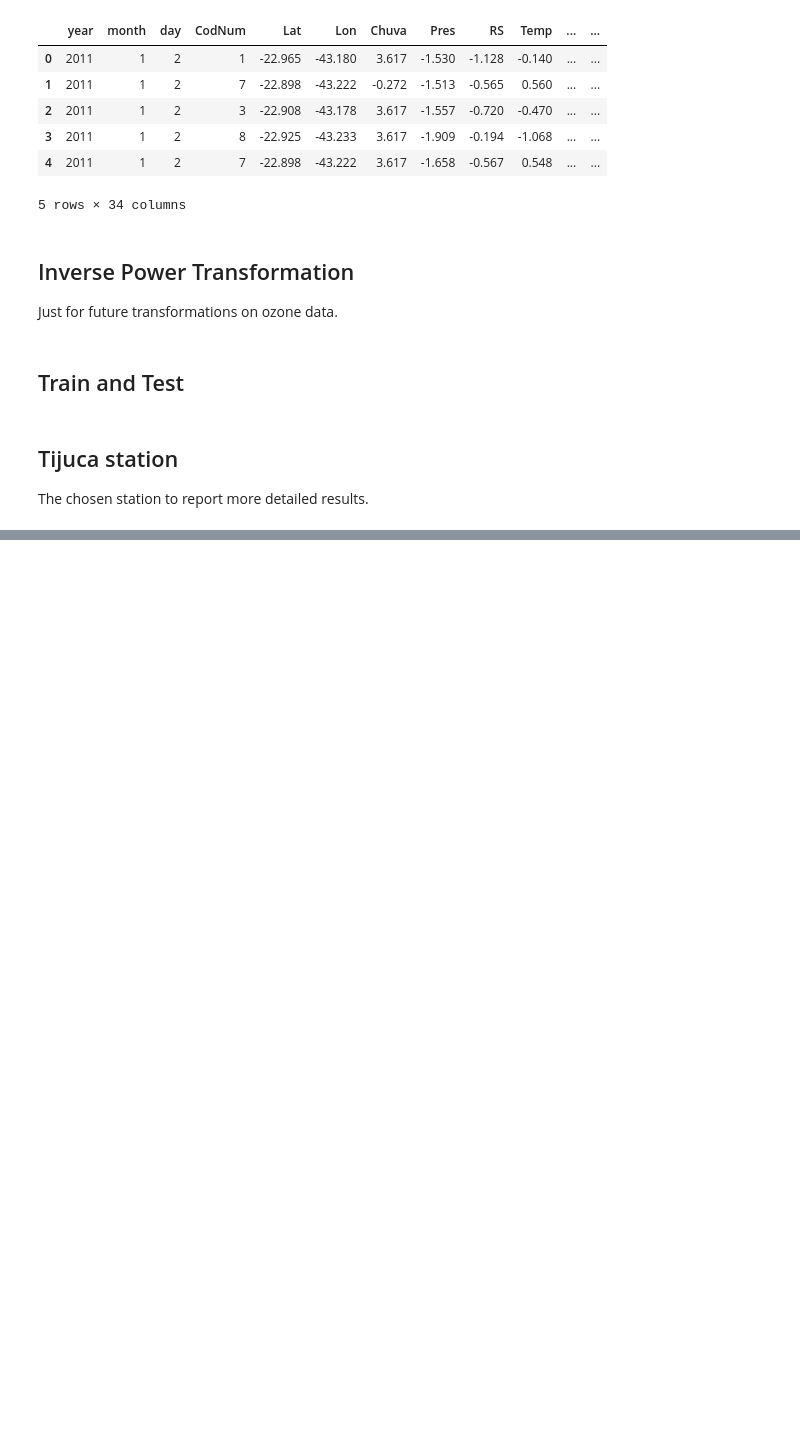
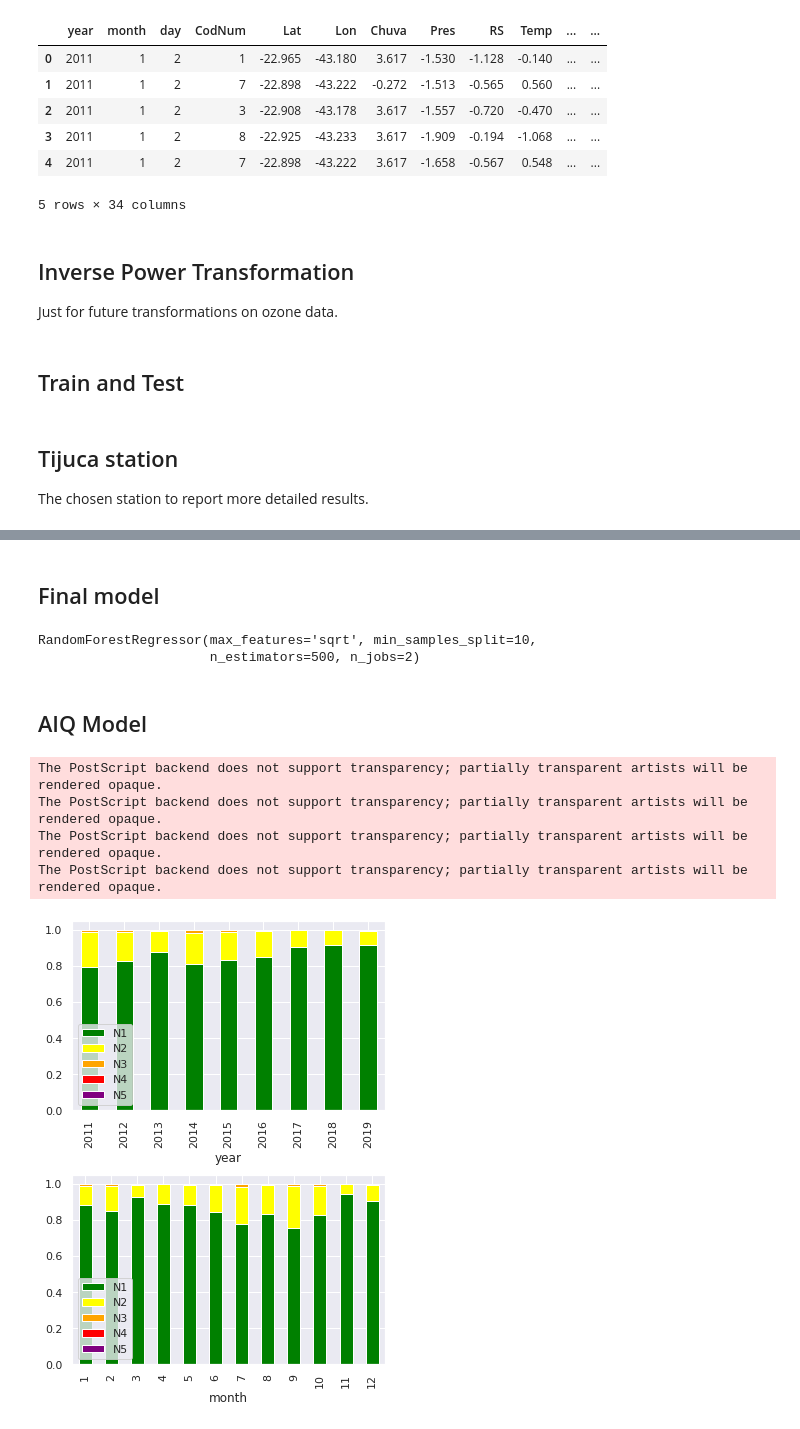
Before and after one commit to lucasmoschen/machine-learning-project, a Jupyter notebook: notebooks/model_aiq.ipynb, the cells around one changed output, grey strips where cells are left out. Saved outputs shown, nothing was run; the diff lists cells and outputs as text; code cells hidden in the pictures; blank space fills up the shorter version.

Commit message:
Added aggregated models

```diff
--- a/notebooks/model_aiq.ipynb
+++ b/notebooks/model_aiq.ipynb
@@ -108,0 +116,5 @@ del df_train, df_test
+# %%
+best_features_o3 = ['year O3_lag1', 'RS', 'RS hour_cos', 'year Vel_Vento', 'O3_lag2',
+                    'year O3_MA24', 'hour_cos PM10_lag1', 'RS Temp', 'RS O3_lag2', 'O3_lag1^2']
+best_features_co = ['CO_lag1', 'hour_sin^2', 'CO_lag24', 'hour_cos', 'year Vel_Vento',
+                    'CO_MA24', 'RS PM10_lag1', 'CO_lag2', 'Vel_Vento^2']
@@ -108,0 +245,2 @@ del df_train, df_test
+# %% [markdown]
+## Final model
@@ -108,0 +260,49 @@ del df_train, df_test
+# %%
+svr_o3.fit(air_data_SP_poly[best_features_o3], y_train_o3)
+rand_forest_co.fit(air_data_SP_poly[best_features_co], y_train_co)
+rand_forest_pm10.fit(air_data_SP, y_train_pm10)
+# %% [output]
+RandomForestRegressor(max_features='sqrt', min_samples_split=10,
+                      n_estimators=500, n_jobs=2)
+# %% [markdown]
+## AIQ Model
+# %%
+y_pred_o3 = svr_o3.predict(air_data_SP_poly[best_features_o3])
+y_pred_co = rand_forest_co.predict(air_data_SP_poly[best_features_co])
+y_pred_pm10 = rand_forest_pm10.predict(air_data_SP)
+# %%
+transformed = pd.DataFrame({
+    'O3': pt_gases['O3'].inverse_transform(y_pred_o3.reshape(-1,1)).flatten(),
+    'CO': pt_gases['CO'].inverse_transform(y_pred_co.reshape(-1,1)).flatten(),
+    'PM10': pt_gases['PM10'].inverse_transform(y_pred_pm10.reshape(-1,1)).flatten(),
+    }
+)
+
+transformed["aiq"] = transformed.apply(lambda row: max(calc_aic(row, "O3"),
+                                                       calc_aic(row, "CO"),
+                                                       calc_aic(row, "PM10")),
+                                       axis = 1)
+
+transformed[['year','month']] = air_data_SP[['year','month']]
+transformed['AIQ Level'] = transformed.aiq.apply(get_aiq_group)
+# %%
+fig, ax = plt.subplots(2,1,figsize = (5,7))
+(transformed.groupby('year')['AIQ Level'].value_counts(normalize=True)
+    .unstack('AIQ Level').plot.bar(stacked=True, ax=ax[0],
+                                   color = ['green','yellow','orange','red','purple'])
+)
+(transformed.groupby('month')['AIQ Level'].value_counts(normalize=True)
+    .unstack('AIQ Level').plot.bar(stacked=True, ax=ax[1],
+                                   color = ['green','yellow','orange','red','purple'])
+)
+ax[0].legend(loc = 'lower left')
+ax[1].legend(loc = 'lower left')
+fig.tight_layout(pad=1.0)
+
+plt.savefig(IMAGES_FOLDER+"aiq-time.eps", bbox_inches='tight')
+# %% [output]
+The PostScript backend does not support transparency; partially transparent artists will be rendered opaque.
+The PostScript backend does not support transparency; partially transparent artists will be rendered opaque.
+The PostScript backend does not support transparency; partially transparent artists will be rendered opaque.
+The PostScript backend does not support transparency; partially transparent artists will be rendered opaque.
+[figure, added]
```
Also changed, not shown: parts of 21 cells of this notebook, 10 other files.
